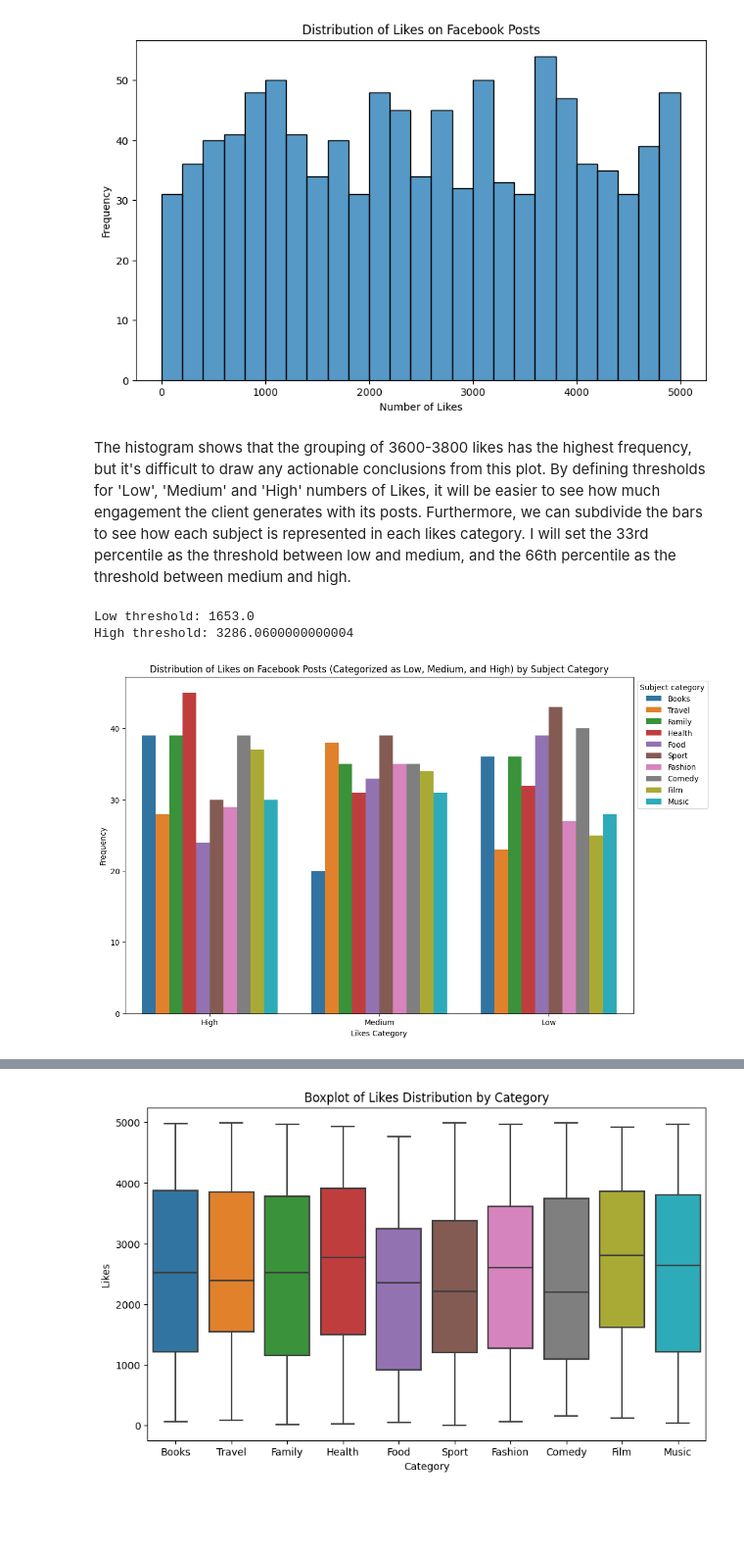
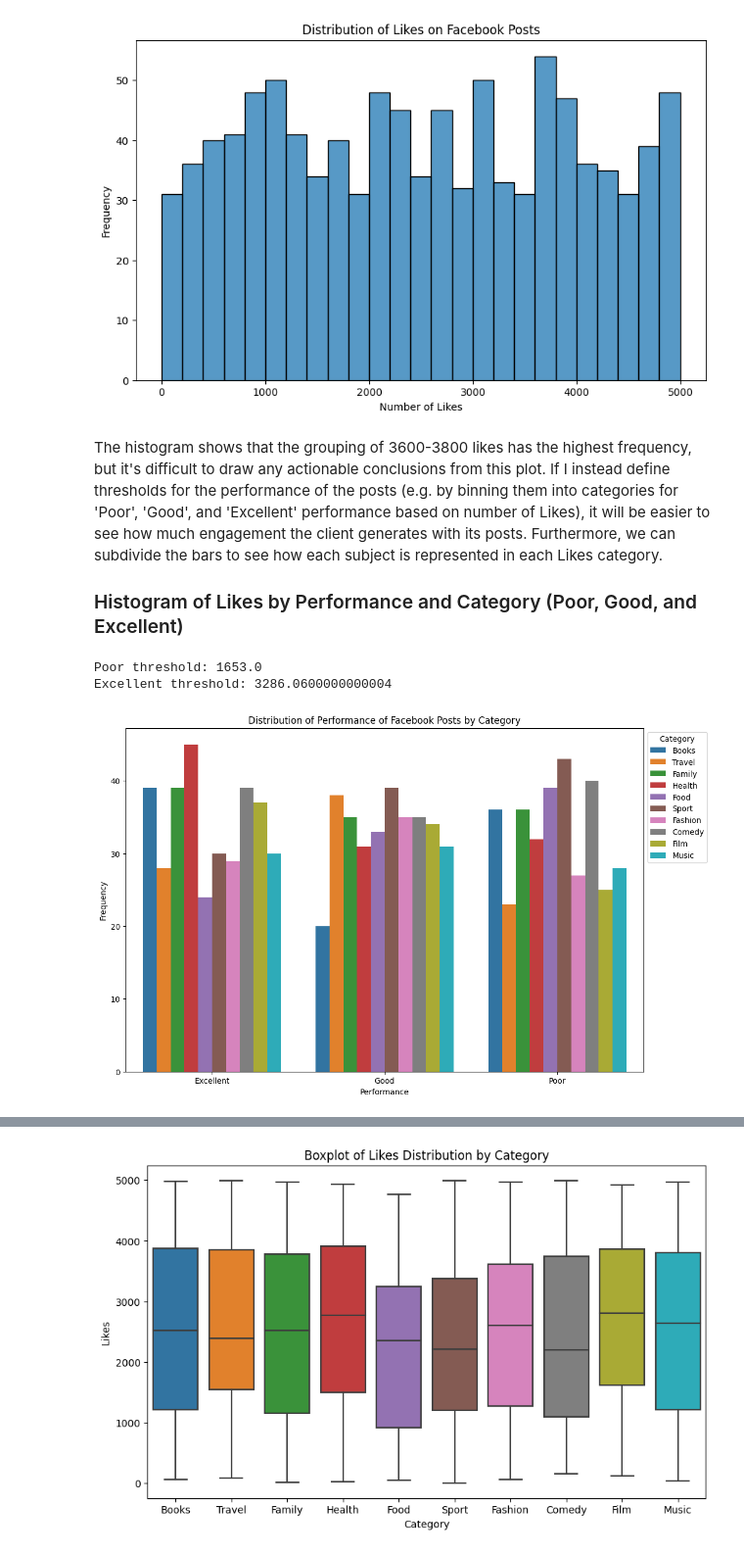
Before and after one commit to hakonem/SoMe-analysis, a Jupyter notebook: clean-and-analyse-some-data.ipynb, the cells around one changed output, grey strips where cells are left out. Shown at 98% size. Drawn from its saved outputs; the diff is of its cells as text; code cells hidden in the pictures; blank space fills up the shorter version.

Commit message:
Kaggle Notebook | Clean and analyse SoME data  | Version 4

```diff
--- a/clean-and-analyse-some-data.ipynb
+++ b/clean-and-analyse-some-data.ipynb
@@ -150,37 +152,39 @@ plt.show()
 # %% [output]
 [figure]
 # %% [markdown]
-The histogram shows that the grouping of 3600-3800 likes has the highest frequency, but it's difficult to draw any actionable conclusions from this plot. By defining thresholds for 'Low', 'Medium' and 'High' numbers of Likes, it will be easier to see how much engagement the client generates with its posts. Furthermore, we can subdivide the bars to see how each subject is represented in each likes category. I will set the 33rd percentile as the threshold between low and medium, and the 66th percentile as the threshold between medium and high.
+The histogram shows that the grouping of 3600-3800 likes has the highest frequency, but it's difficult to draw any actionable conclusions from this plot. If I instead define thresholds for the performance of the posts (e.g. by binning them into categories for 'Poor', 'Good', and 'Excellent' performance based on number of Likes), it will be easier to see how much engagement the client generates with its posts. Furthermore, we can subdivide the bars to see how each subject is represented in each Likes category.
+
+### Histogram of Likes by Performance and Category (Poor, Good, and Excellent)
 # %%
 # Calculate percentiles for thresholds
-low_threshold = np.percentile(df['Likes'], 33)
-high_threshold = np.percentile(df['Likes'], 66)
+poor_threshold = np.percentile(df['Likes'], 33)
+excellent_threshold = np.percentile(df['Likes'], 66)
 
-print(f'Low threshold: {low_threshold}')
-print(f'High threshold: {high_threshold}')
+print(f'Poor threshold: {poor_threshold}')
+print(f'Excellent threshold: {excellent_threshold}')
 # %% [output]
-Low threshold: 1653.0
-High threshold: 3286.0600000000004
+Poor threshold: 1653.0
+Excellent threshold: 3286.0600000000004
 # %%
-# Categorize likes based on the calculated thresholds
-def categorize_likes(likes):
+def categorize_performance(likes):
     if likes < low_threshold:
-        return 'Low'
+        return 'Poor'
     elif likes < high_threshold:
-        return 'Medium'
+        return 'Good'
     else:
-        return 'High'
+        return 'Excellent'
 
-df['Likes Category'] = df['Likes'].apply(categorize_likes)
+df['Performance'] = df['Likes'].apply(categorize_performance)
+
 
 # Plotting the count plot to show distribution of likes categories
 plt.figure(figsize=(12, 8))
-sns.countplot(data=df, x='Likes Category', hue='Category')
-plt.xlabel('Likes Category')
+sns.countplot(data=df, x='Performance', hue='Category')
+plt.xlabel('Performance')
 plt.ylabel('Frequency')
-plt.title('Distribution of Likes on Facebook Posts (Categorized as Low, Medium, and High) by Subject Category')
-plt.legend(title='Subject category', bbox_to_anchor=(1, 1))
+plt.title('Distribution of Performance of Facebook Posts by Category')
+plt.legend(title='Category', bbox_to_anchor=(1, 1))
 plt.show()
 # %% [output]
-[figure, old version]
+[figure, new version]
 # %% [markdown]
```
Also changed, not shown: parts of 17 cells of this notebook.
